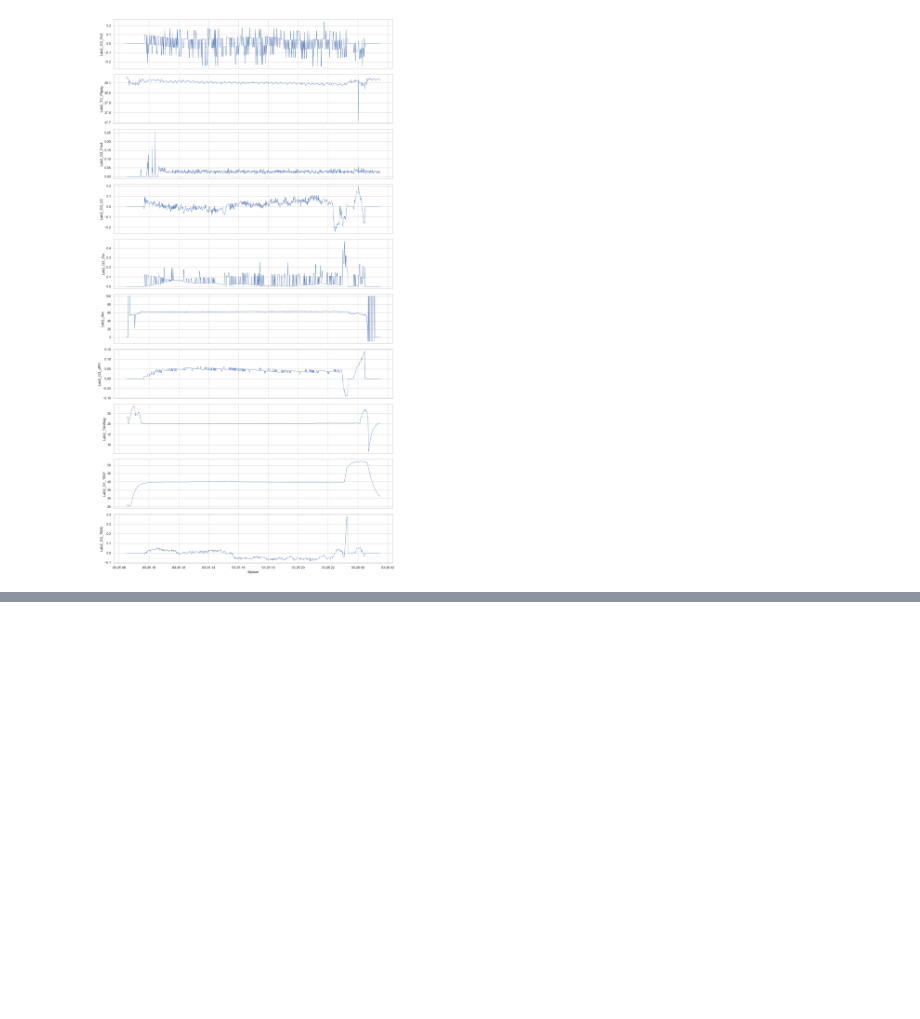
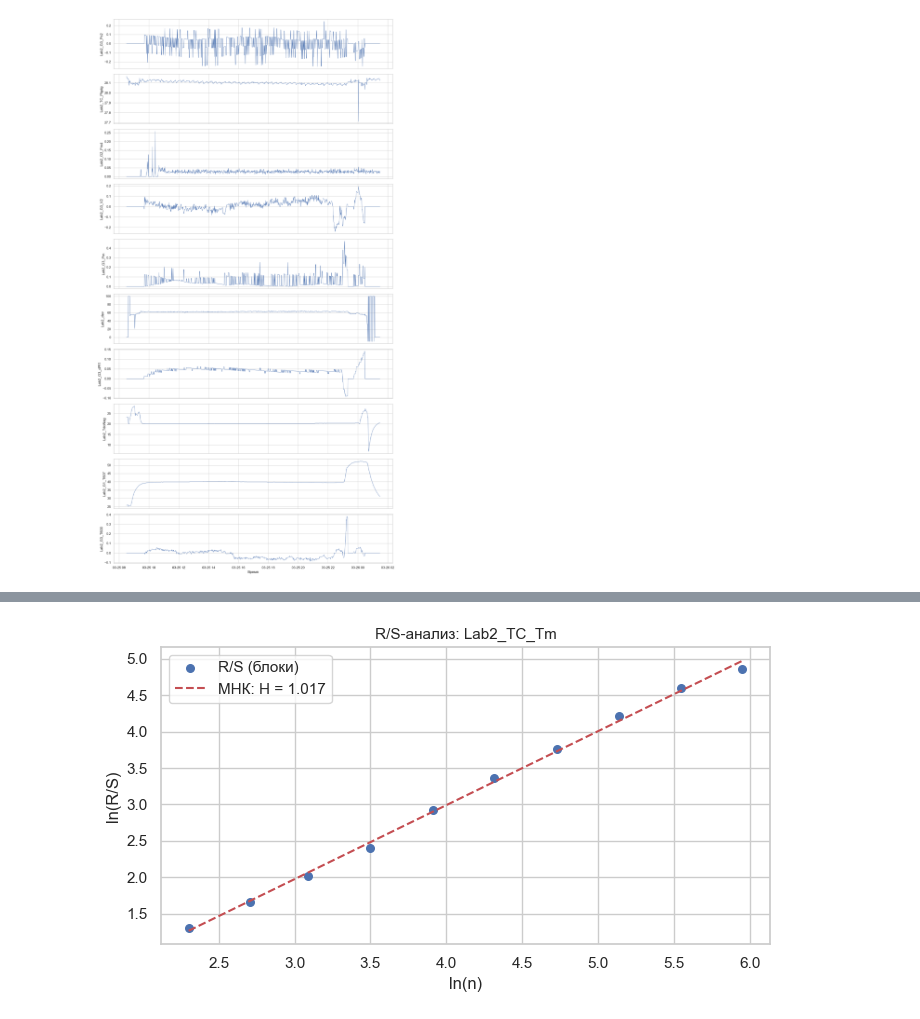
Before and after one commit to pmakarova/topology, a Jupyter notebook: Lab2_EDA_TDA.ipynb, the cells around one changed output, grey strips where cells are left out. Saved outputs shown, nothing was run; the diff lists cells and outputs as text; code cells hidden in the pictures; blank space fills up the shorter version.

```diff
--- a/Lab2_EDA_TDA.ipynb
+++ b/Lab2_EDA_TDA.ipynb
@@ -182,0 +281,44 @@ if subset.shape[1] >= 2:
+# %%
+def hurst_rs_plot(x, nvals=None, title="R/S-анализ"):
+
+    N = len(x)
+    if nvals is None:
+        nvals = logarithmic_n(10, N // 2, 1.5)
+    nvals = np.array([n for n in nvals if n >= 8])
+
+    rs_vals = []
+    for n in nvals:
+        blocks = [x[i:i+n] for i in range(0, N - n + 1, n)]
+        rs_block = []
+        for b in blocks:
+            b = np.asarray(b, dtype=float)
+            mean = b.mean()
+            dev = np.cumsum(b - mean)
+            R = dev.max() - dev.min()
+            S = b.std(ddof=1)
+            if S > 0:
+                rs_block.append(R / S)
+        if rs_block:
+            rs_vals.append(np.mean(rs_block))
+
+    nvals_ok = nvals[:len(rs_vals)]
+    log_n = np.log(nvals_ok)
+    log_rs = np.log(rs_vals)
+    H_est, intercept = np.polyfit(log_n, log_rs, 1)
+
+    fig, ax = plt.subplots(figsize=(7, 4))
+    ax.scatter(log_n, log_rs, s=30, label="R/S (блоки)")
+    x_line = np.linspace(log_n.min(), log_n.max(), 100)
+    ax.plot(x_line, H_est * x_line + intercept, "r--",
+            label=f"МНК: H = {H_est:.3f}")
+    ax.set_xlabel("ln(n)")
+    ax.set_ylabel("ln(R/S)")
+    ax.set_title(title)
+    ax.legend()
+    plt.tight_layout()
+    plt.show()
+    return H_est
+
+H_rs_plot = hurst_rs_plot(y_arr, title=f"R/S-анализ: {TARGET_COL}")
+# %% [output]
+[figure, added]
```
Also changed, not shown: parts of 10 cells of this notebook.
